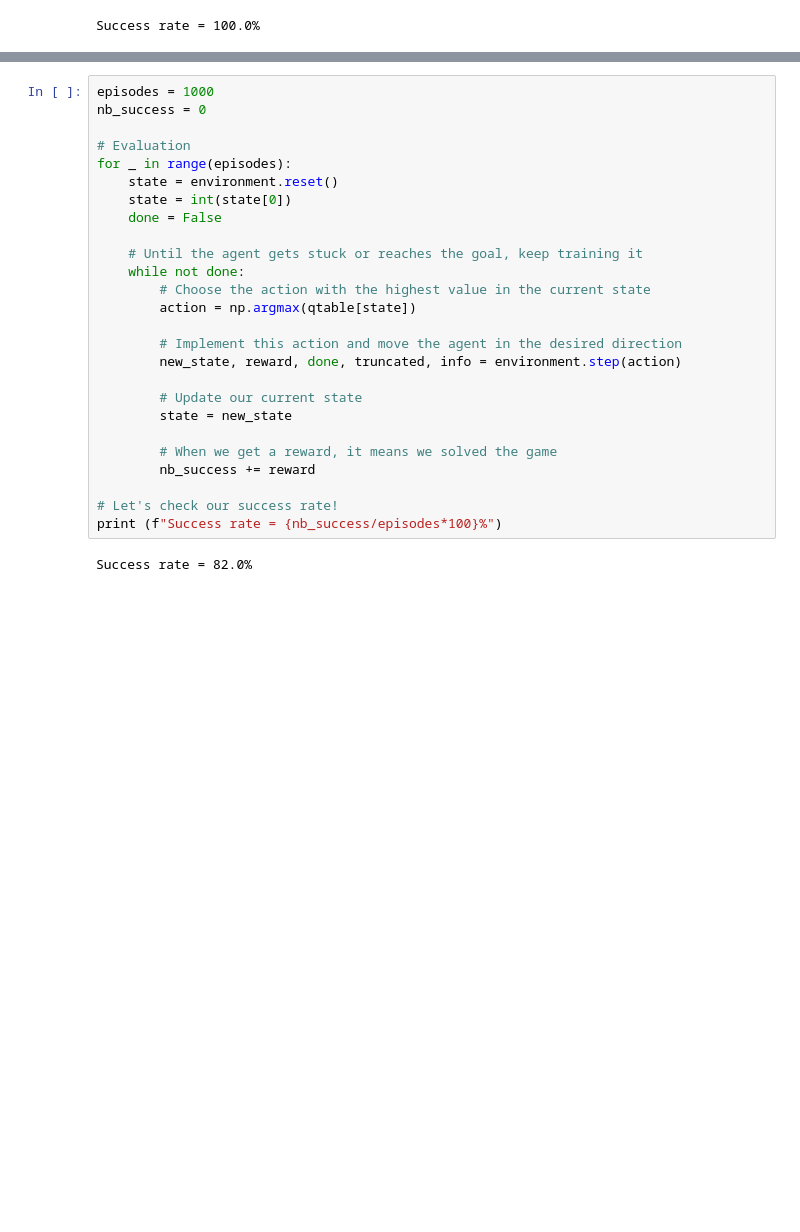
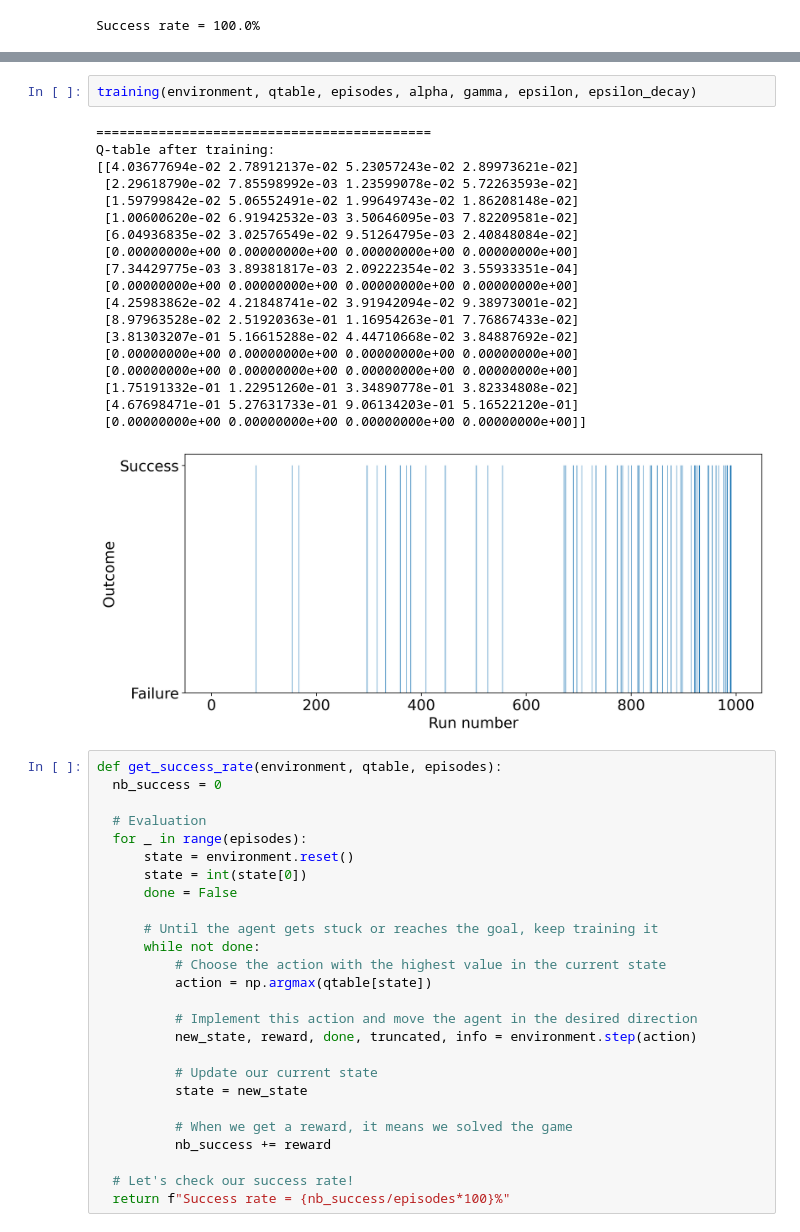
Before and after one commit to rnoguer22/Toc14_Aprendizaje_Refuerzo, a Jupyter notebook: refuerzo.ipynb, the cells around one changed output, grey strips where cells are left out. Cells and saved outputs as stored; diff of their text form; blank space fills up the shorter version.

Commit message:
Mejoras en la tasa de success rate

```diff
--- a/refuerzo.ipynb
+++ b/refuerzo.ipynb
@@ -414,28 +415,48 @@ Q-table before training:
+# %%
+training(environment, qtable, episodes, alpha, gamma, epsilon, epsilon_decay)
+# %% [output]
+===========================================
+Q-table after training:
+[[4.03677694e-02 2.78912137e-02 5.23057243e-02 2.89973621e-02]
+ [2.29618790e-02 7.85598992e-03 1.23599078e-02 5.72263593e-02]
+ [1.59799842e-02 5.06552491e-02 1.99649743e-02 1.86208148e-02]
+ [1.00600620e-02 6.91942532e-03 3.50646095e-03 7.82209581e-02]
+ [6.04936835e-02 3.02576549e-02 9.51264795e-03 2.40848084e-02]
+ [0.00000000e+00 0.00000000e+00 0.00000000e+00 0.00000000e+00]
+ [7.34429775e-03 3.89381817e-03 2.09222354e-02 3.55933351e-04]
+ [0.00000000e+00 0.00000000e+00 0.00000000e+00 0.00000000e+00]
+ [4.25983862e-02 4.21848741e-02 3.91942094e-02 9.38973001e-02]
+ [8.97963528e-02 2.51920363e-01 1.16954263e-01 7.76867433e-02]
+ [3.81303207e-01 5.16615288e-02 4.44710668e-02 3.84887692e-02]
+ [0.00000000e+00 0.00000000e+00 0.00000000e+00 0.00000000e+00]
+ [0.00000000e+00 0.00000000e+00 0.00000000e+00 0.00000000e+00]
+ [1.75191332e-01 1.22951260e-01 3.34890778e-01 3.82334808e-02]
+ [4.67698471e-01 5.27631733e-01 9.06134203e-01 5.16522120e-01]
+ [0.00000000e+00 0.00000000e+00 0.00000000e+00 0.00000000e+00]]
+[figure, added]
 # %%
-episodes = 1000
-nb_success = 0
+def get_success_rate(environment, qtable, episodes):
+  nb_success = 0
 
-# Evaluation
-for _ in range(episodes):
-    state = environment.reset()
-    state = int(state[0])
-    done = False
+  # Evaluation
+  for _ in range(episodes):
+      state = environment.reset()
+      state = int(state[0])
+      done = False
 
-    # Until the agent gets stuck or reaches the goal, keep training it
-    while not done:
-        # Choose the action with the highest value in the current state
-        action = np.argmax(qtable[state])
+      # Until the agent gets stuck or reaches the goal, keep training it
+      while not done:
+          # Choose the action with the highest value in the current state
+          action = np.argmax(qtable[state])
 
-        # Implement this action and move the agent in the desired direction
-        new_state, reward, done, truncated, info = environment.step(action)
+          # Implement this action and move the agent in the desired direction
+          new_state, reward, done, truncated, info = environment.step(action)
 
-        # Update our current state
-        state = new_state
+          # Update our current state
+          state = new_state
 
-        # When we get a reward, it means we solved the game
-        nb_success += reward
+          # When we get a reward, it means we solved the game
+          nb_success += reward
 
-# Let's check our success rate!
-print (f"Success rate = {nb_success/episodes*100}%")
+  # Let's check our success rate!
+  return f"Success rate = {nb_success/episodes*100}%"
-# %% [output]
-Success rate = 82.0%
```
Also changed, not shown: parts of 3 cells of this notebook.
